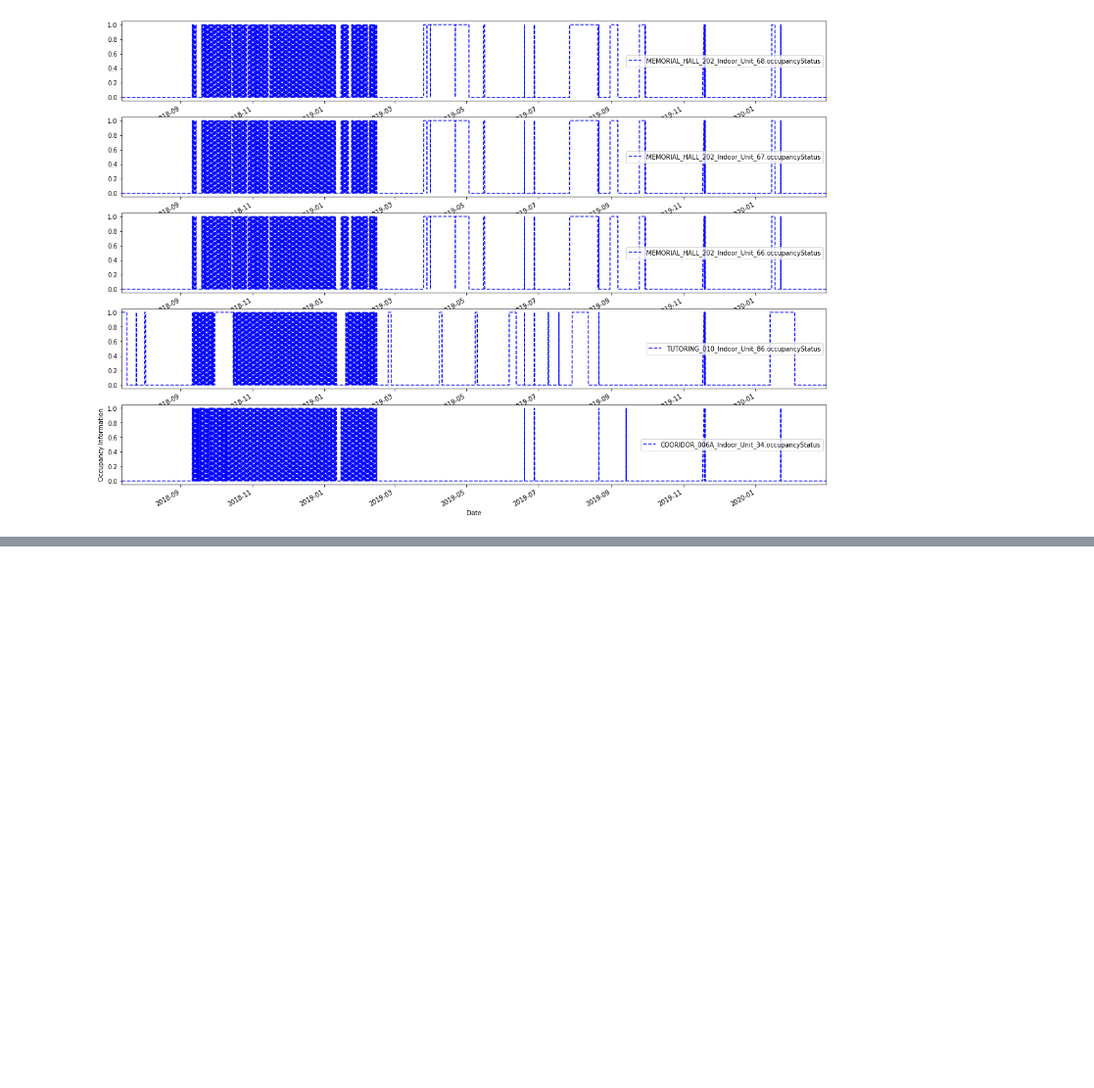
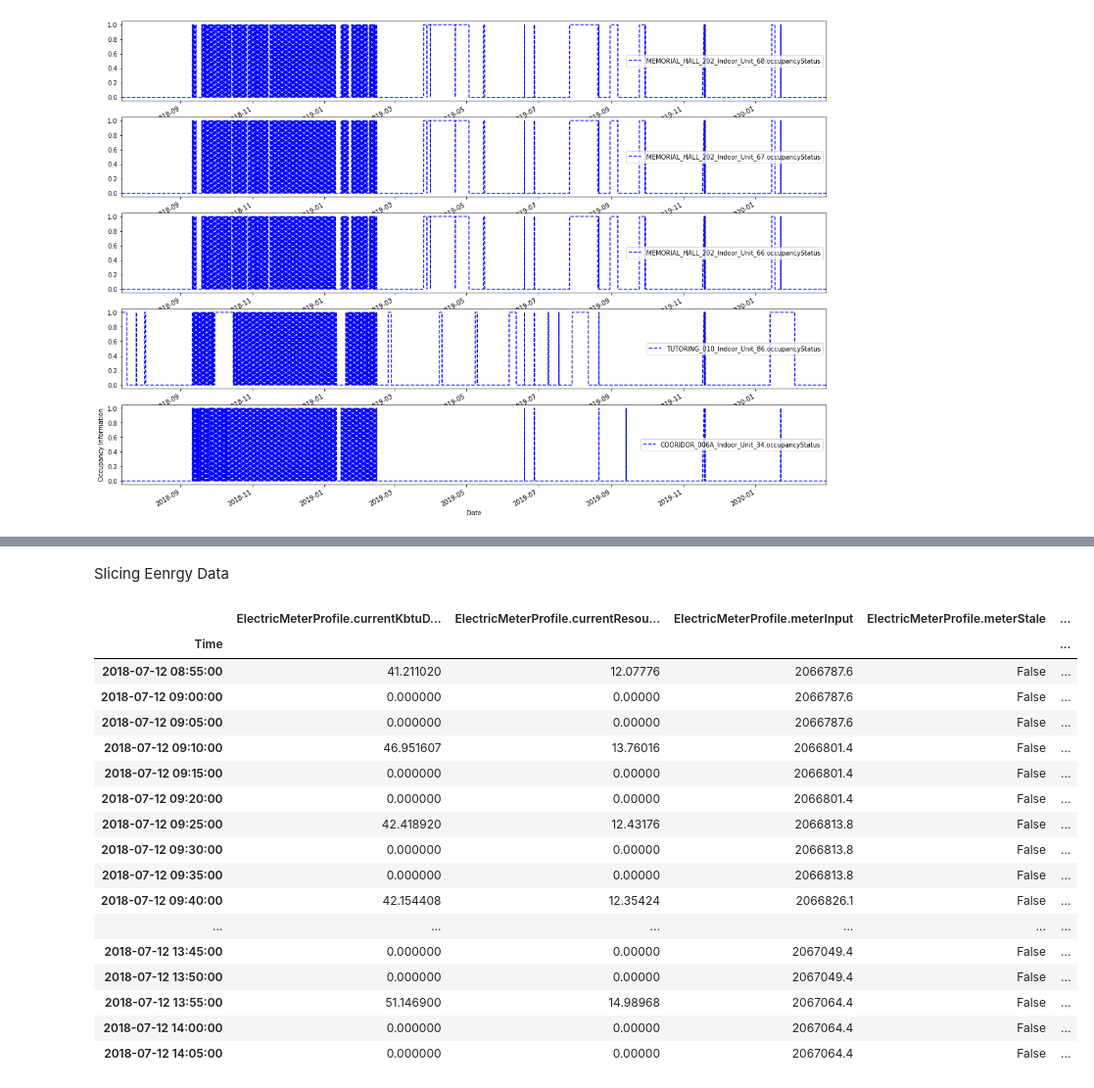
Before and after one commit to AndrewSundaram/VU_SmartCities, a Jupyter notebook: EnergyWorkbook.ipynb, the cells around one changed output, grey strips where cells are left out. Shown at 98% size. Saved outputs shown, nothing was run; the diff lists cells and outputs as text; code cells hidden in the pictures; blank space fills up the shorter version.

```diff
--- a/EnergyWorkbook.ipynb
+++ b/EnergyWorkbook.ipynb
@@ -137,0 +157,24 @@ KeyError: ignored
+# %% [markdown]
+Slicing Eenrgy Data
+# %%
+# Let us look at the 1st 50 rows of the data
+energy_data.head(50)
+# %% [output]
+|  | ElectricMeterProfile.currentKbtuD... | ElectricMeterProfile.currentResou... | ElectricMeterProfile.meterInput | ElectricMeterProfile.meterStale | ... |
+| Time |  |  |  |  | ... |
+| 2018-07-12 08:55:00 | 41.211020 | 12.07776 | 2066787.6 | False | ... |
+| 2018-07-12 09:00:00 | 0.000000 | 0.00000 | 2066787.6 | False | ... |
+| 2018-07-12 09:05:00 | 0.000000 | 0.00000 | 2066787.6 | False | ... |
+| 2018-07-12 09:10:00 | 46.951607 | 13.76016 | 2066801.4 | False | ... |
+| 2018-07-12 09:15:00 | 0.000000 | 0.00000 | 2066801.4 | False | ... |
+| 2018-07-12 09:20:00 | 0.000000 | 0.00000 | 2066801.4 | False | ... |
+| 2018-07-12 09:25:00 | 42.418920 | 12.43176 | 2066813.8 | False | ... |
+| 2018-07-12 09:30:00 | 0.000000 | 0.00000 | 2066813.8 | False | ... |
+| 2018-07-12 09:35:00 | 0.000000 | 0.00000 | 2066813.8 | False | ... |
+| 2018-07-12 09:40:00 | 42.154408 | 12.35424 | 2066826.1 | False | ... |
+| ... | ... | ... | ... | ... | ... |
+| 2018-07-12 13:45:00 | 0.000000 | 0.00000 | 2067049.4 | False | ... |
+| 2018-07-12 13:50:00 | 0.000000 | 0.00000 | 2067049.4 | False | ... |
+| 2018-07-12 13:55:00 | 51.146900 | 14.98968 | 2067064.4 | False | ... |
+| 2018-07-12 14:00:00 | 0.000000 | 0.00000 | 2067064.4 | False | ... |
+| 2018-07-12 14:05:00 | 0.000000 | 0.00000 | 2067064.4 | False | ... |
```
Also changed, not shown: parts of 13 cells of this notebook.
